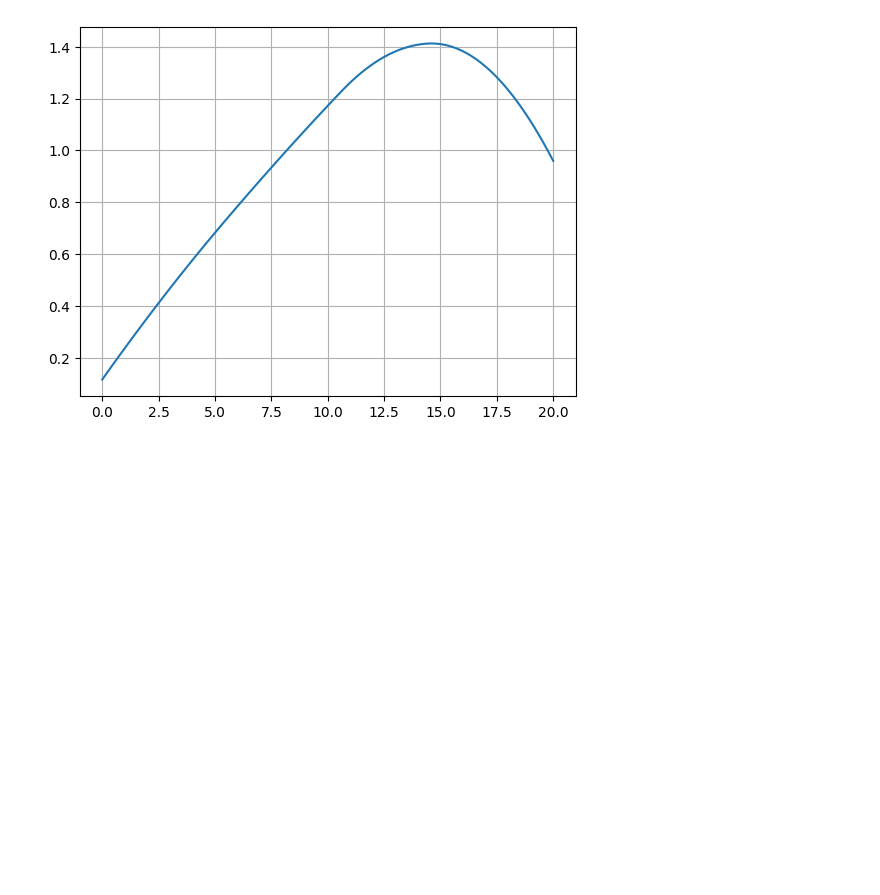
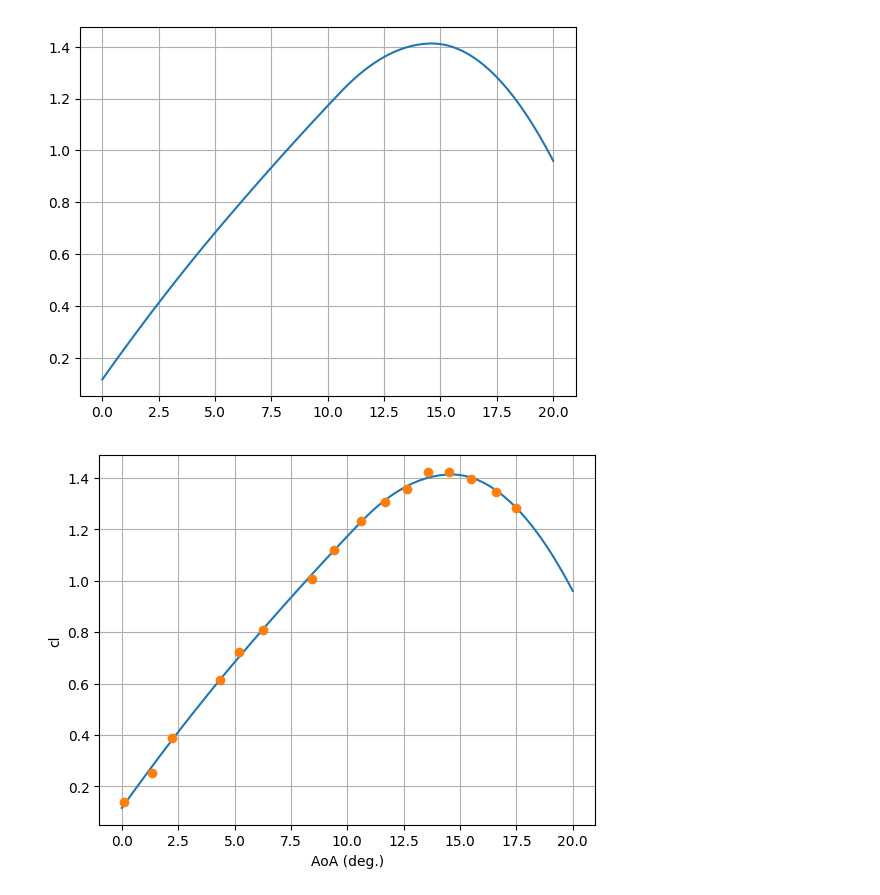
Before and after one commit to nomad-vagabond/splinecloud-scipy, a Jupyter notebook: examples/curve_load_example.ipynb, the cells around one changed output. Cells and saved outputs as stored; diff of their text form; code cells hidden in the pictures; blank space fills up the shorter version.

Commit message:
Add method load_data() to the spline object obtained by using load_spline() function

```diff
--- a/examples/curve_load_example.ipynb
+++ b/examples/curve_load_example.ipynb
@@ -23,3 +23,15 @@ plt.grid()
 plt.show()
 # %% [output]
 [figure]
+# %%
+columns, table = spline.load_data()
+x_data, y_data = table.T
+# %%
+plt.plot(X,Y)
+plt.plot(x_data, y_data, 'o')
+plt.grid()
+plt.xlabel(columns[0])
+plt.ylabel(columns[1])
+plt.show()
+# %% [output]
+[figure, added]
```
Also changed, not shown: 4 other files.
